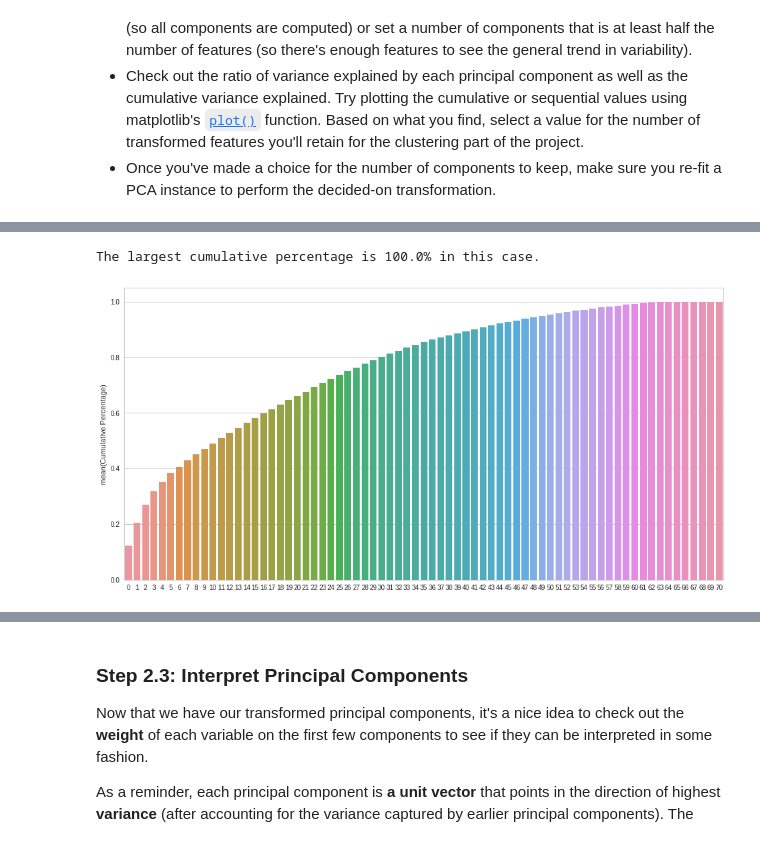
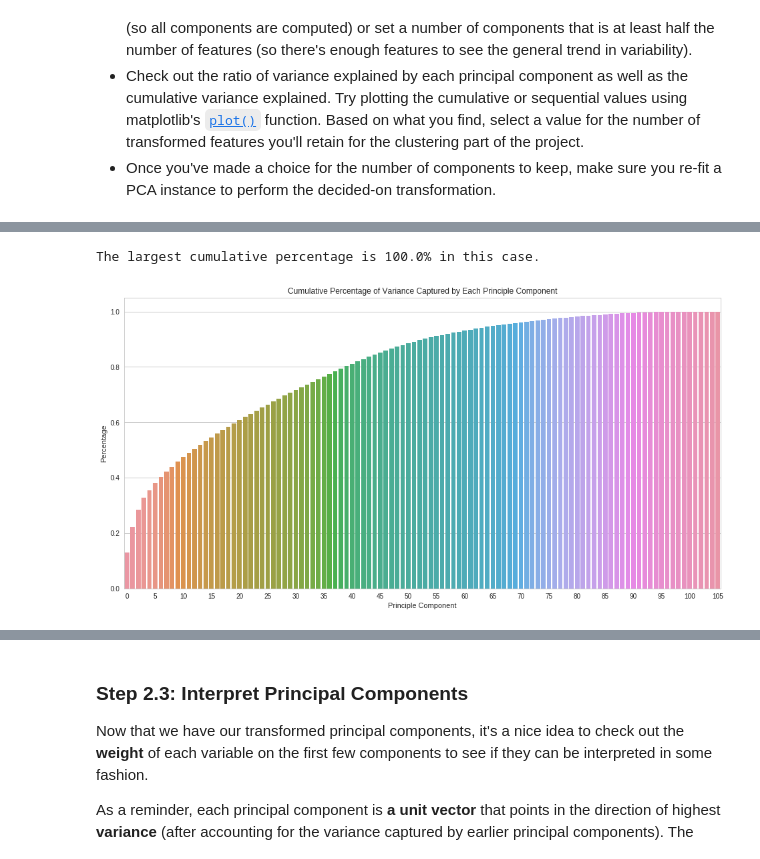
Before and after one commit to yanglinjing/dsnd_p3_identify_customer_segments, a Jupyter notebook: Identify_Customer_Segments.ipynb, the cells around one changed output, grey strips where cells are left out. Saved outputs shown, nothing was run; the diff lists cells and outputs as text; code cells hidden in the pictures.

```diff
--- a/Identify_Customer_Segments.ipynb
+++ b/Identify_Customer_Segments.ipynb
@@ -1126,14 +1154,3 @@ df = pd.read_csv('data/azdias_new.csv')
 
 cols = df.columns.tolist()
-# %%
-# Impute Nan by mode
-imputer = Imputer(strategy = 'most_frequent', axis = 0) # axis=0 impute along columns.
-data = imputer.fit_transform(df)
-
-# Apply feature scaling to the general population demographics data.
-scaler = StandardScaler()
-data = scaler.fit_transform(data)
-
-# Convert data to df
-df = pd.DataFrame(data, columns = cols)
 # %%
@@ -1155,0 +1184,2 @@ def transform_data(df, cols):
+# %%
+df, scaler, imputer = transform_data(df, cols)
@@ -1256,22 +1315,14 @@ def calculate_cumulative_p(pca):
 # plot 3
 
 # draw cumulative percentage of variance
-def plot_cumulative_p(pca):
-
-  #calculate
-  p_list = calculate_cumulative_p(pca)
+def plot_cumulative_p(p_list):
+  '''
+  p_list - cumulative percentage of variance in a list
+  '''
 
   # print
-  p = round(p_list[-1], 2) * 100
+  p = round(p_list[-1], 4) * 100
   print(f"The largest cumulative percentage is {p}% in this case.")
 
-  # to df
-  p_list = pd.DataFrame(p_list, columns = ['Cumulative Percentage'])
-
   # draw
-  fig, ax = plt.subplots(figsize = (16, 8))
-  sns.set(style="whitegrid")
-  sns.barplot(x = p_list.index,
-              y = "Cumulative Percentage",
-              data = p_list,
-              ax = ax)
+  plot_pca_p_of_var(p_list, 'Cumulative Percentage of Variance Captured by Each Principle Component')
@@ -1278,6 +1331,9 @@ def plot_cumulative_p(pca):
 # %%
 # Apply PCA to the data.
 pca, X_pca = do_pca(df.shape[1], df)
+# %%
+# get list of percentage
+single_p, cumulative_p = calculate_pca_p_of_var(pca)
 # %%
 scree_plot(pca)
 # %% [output]
@@ -1289,5 +1345,5 @@ plot_single_p(pca)
 # %%
-plot_cumulative_p(pca)
+plot_cumulative_p(cumulative_p)
 # %% [output]
 The largest cumulative percentage is 100.0% in this case.
-[figure, old version]
+[figure, new version]
```
Also changed, not shown: parts of 68 cells of this notebook.
